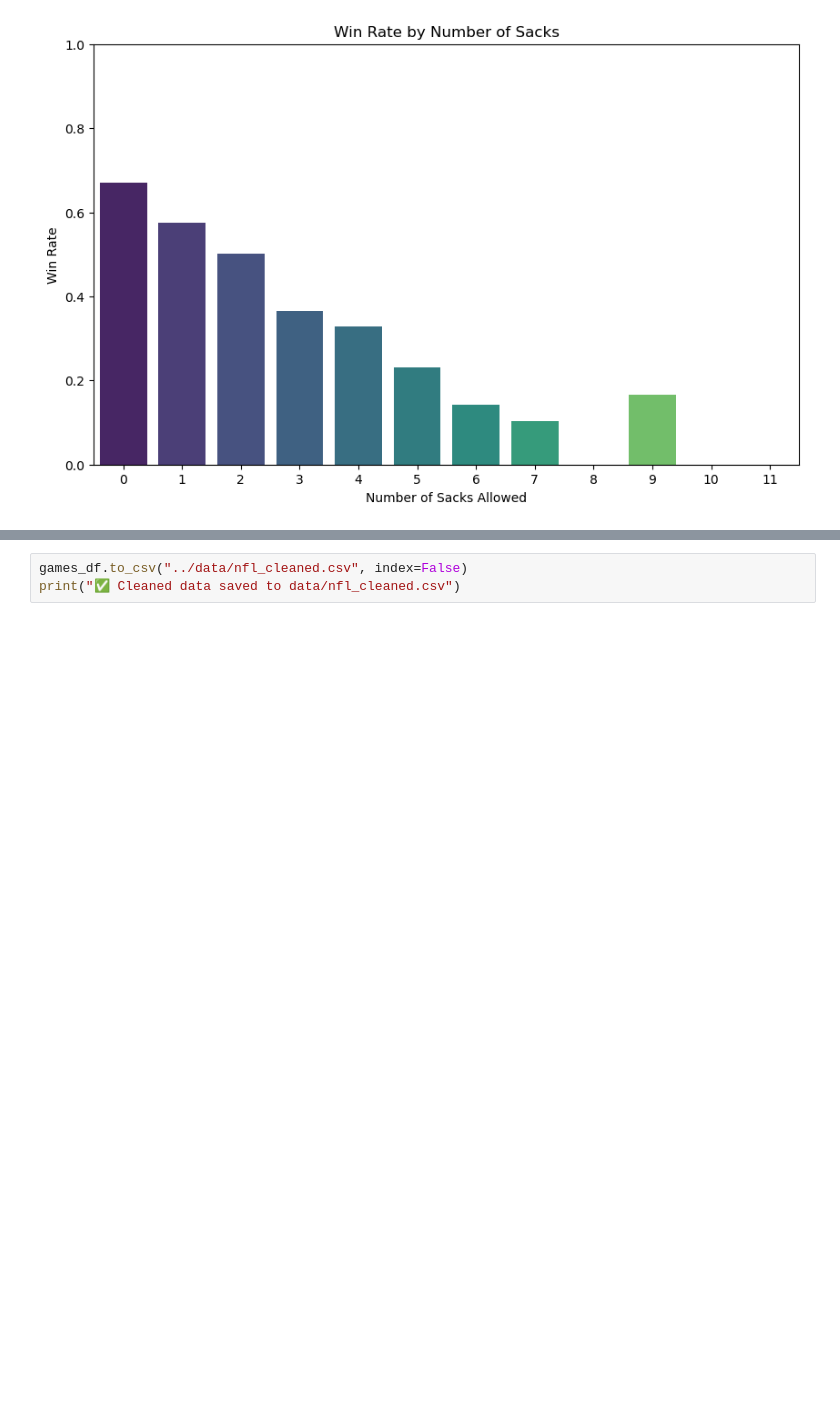
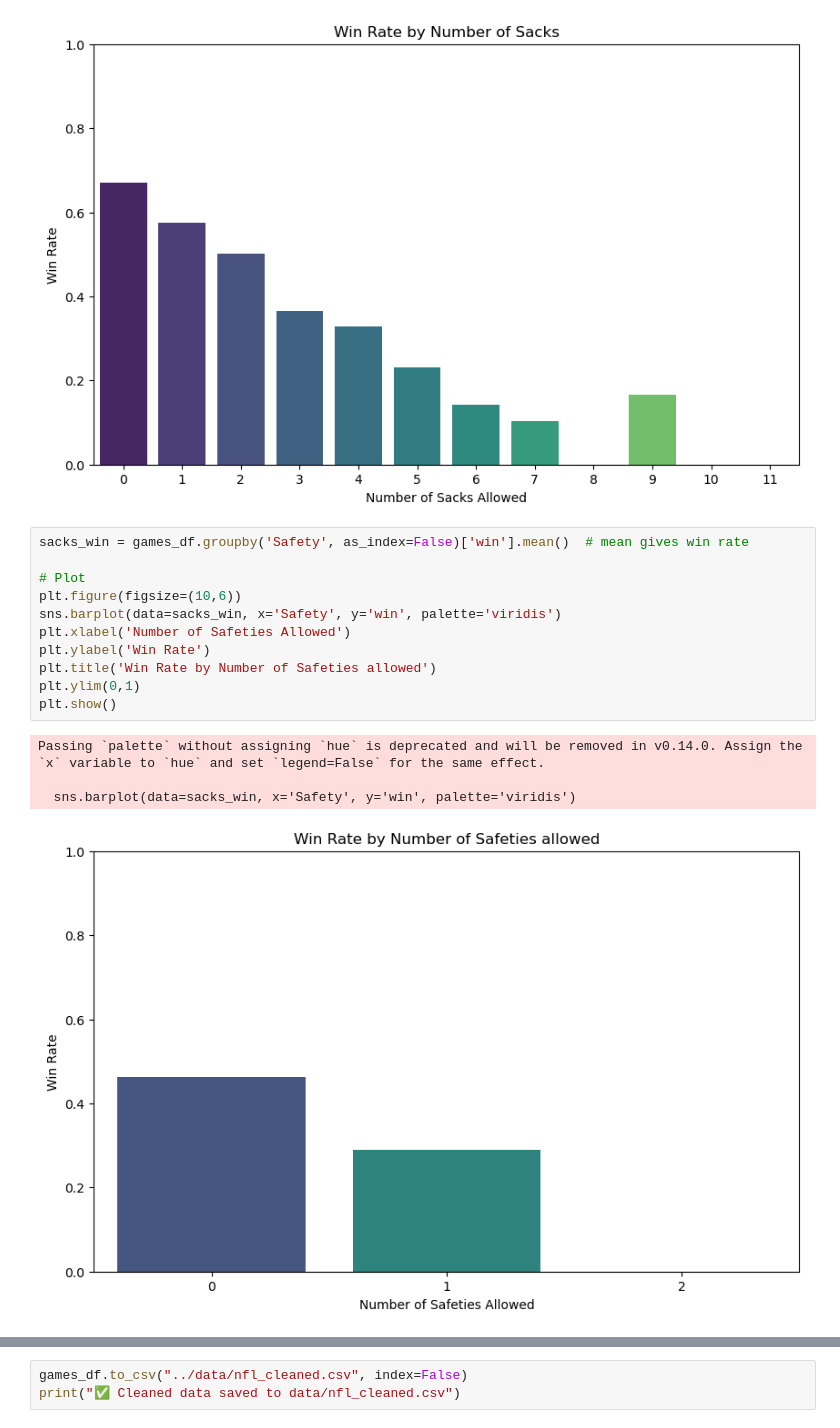
Before and after one commit to tinge5/finalProjectML, a Jupyter notebook: notebooks/DataVisualization.ipynb, the cells around one changed output, grey strips where cells are left out. Cells and saved outputs as stored; diff of their text form; blank space fills up the shorter version.

Commit message:
updated data, and readme

```diff
--- a/notebooks/DataVisualization.ipynb
+++ b/notebooks/DataVisualization.ipynb
@@ -100,3 +170,19 @@ Passing `palette` without assigning `hue` is deprecated and will be removed in v
 
   sns.barplot(data=sacks_win, x='Sack', y='win', palette='viridis')
 [figure]
+# %%
+sacks_win = games_df.groupby('Safety', as_index=False)['win'].mean()  # mean gives win rate
+
+# Plot
+plt.figure(figsize=(10,6))
+sns.barplot(data=sacks_win, x='Safety', y='win', palette='viridis')
+plt.xlabel('Number of Safeties Allowed')
+plt.ylabel('Win Rate')
+plt.title('Win Rate by Number of Safeties allowed')
+plt.ylim(0,1)
+plt.show()
+# %% [output]
+Passing `palette` without assigning `hue` is deprecated and will be removed in v0.14.0. Assign the `x` variable to `hue` and set `legend=False` for the same effect.
+
+  sns.barplot(data=sacks_win, x='Safety', y='win', palette='viridis')
+[figure, added]
```
Also changed, not shown: parts of 10 cells of this notebook, 2 other files.
